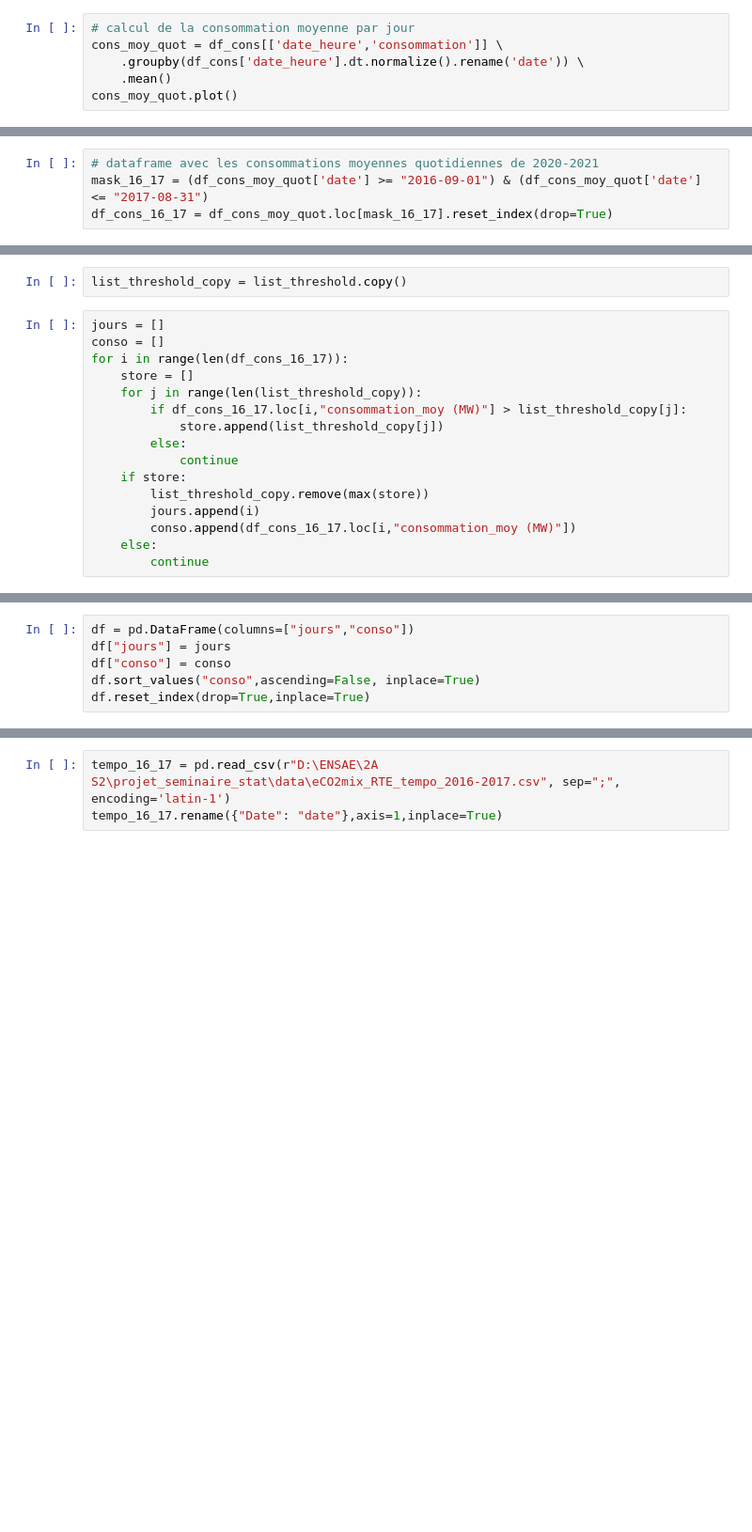
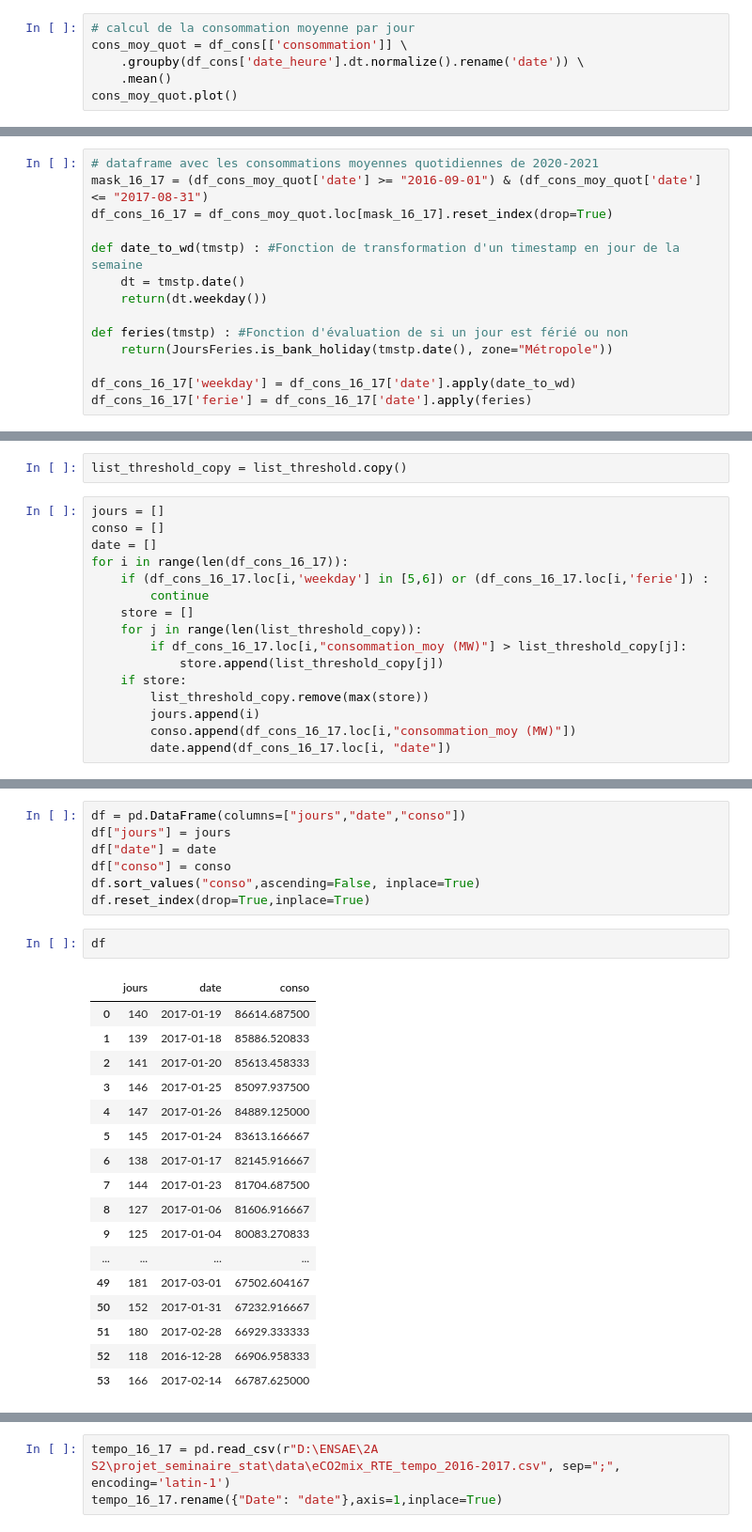
Before and after one commit to dreamsandroads/EDF_Tempo_Price_Optim, a Jupyter notebook: prophet_inequality.ipynb, the cells around one changed output, grey strips where cells are left out. Shown at 94% size. Cells and saved outputs as stored; diff of their text form; blank space fills up the shorter version.

Commit message:
prise en compte des jours fériés et weekend

```diff
--- a/prophet_inequality.ipynb
+++ b/prophet_inequality.ipynb
@@ -45,7 +63,7 @@ df_cons.dropna(axis = 0, inplace=True)
 df_cons.reset_index(drop=True, inplace=True)
 # %%
 # calcul de la consommation moyenne par jour
-cons_moy_quot = df_cons[['date_heure','consommation']] \
+cons_moy_quot = df_cons[['consommation']] \
     .groupby(df_cons['date_heure'].dt.normalize().rename('date')) \
     .mean()
 cons_moy_quot.plot()
@@ -118,3 +136,13 @@ list_threshold = [df_cons_15_16.loc[i, "consommation_moy (MW)"]  for i in range(
 # dataframe avec les consommations moyennes quotidiennes de 2020-2021
 mask_16_17 = (df_cons_moy_quot['date'] >= "2016-09-01") & (df_cons_moy_quot['date'] <= "2017-08-31")
 df_cons_16_17 = df_cons_moy_quot.loc[mask_16_17].reset_index(drop=True)
+
+def date_to_wd(tmstp) : #Fonction de transformation d'un timestamp en jour de la semaine
+    dt = tmstp.date()
+    return(dt.weekday())
+
+def feries(tmstp) : #Fonction d'évaluation de si un jour est férié ou non
+    return(JoursFeries.is_bank_holiday(tmstp.date(), zone="Métropole"))
+
+df_cons_16_17['weekday'] = df_cons_16_17['date'].apply(date_to_wd)
+df_cons_16_17['ferie'] = df_cons_16_17['date'].apply(feries)
@@ -123,19 +171,19 @@ list_threshold_copy = list_threshold.copy()
 # %%
 jours = []
 conso = []
+date = []
 for i in range(len(df_cons_16_17)):
+    if (df_cons_16_17.loc[i,'weekday'] in [5,6]) or (df_cons_16_17.loc[i,'ferie']) :
+        continue
     store = []
     for j in range(len(list_threshold_copy)):
         if df_cons_16_17.loc[i,"consommation_moy (MW)"] > list_threshold_copy[j]:
             store.append(list_threshold_copy[j])
-        else:
-            continue
     if store:
         list_threshold_copy.remove(max(store))
         jours.append(i)
         conso.append(df_cons_16_17.loc[i,"consommation_moy (MW)"])
-    else:
-        continue
+        date.append(df_cons_16_17.loc[i, "date"])
 # %%
 len(jours)
 # %% [output]
@@ -143,9 +191,30 @@ len(jours)
 # %%
-df = pd.DataFrame(columns=["jours","conso"])
+df = pd.DataFrame(columns=["jours","date","conso"])
 df["jours"] = jours
+df["date"] = date
 df["conso"] = conso
 df.sort_values("conso",ascending=False, inplace=True)
 df.reset_index(drop=True,inplace=True)
+# %%
+df
+# %% [output]
+|  | jours | date | conso |
+| 0 | 140 | 2017-01-19 | 86614.687500 |
+| 1 | 139 | 2017-01-18 | 85886.520833 |
+| 2 | 141 | 2017-01-20 | 85613.458333 |
+| 3 | 146 | 2017-01-25 | 85097.937500 |
+| 4 | 147 | 2017-01-26 | 84889.125000 |
+| 5 | 145 | 2017-01-24 | 83613.166667 |
+| 6 | 138 | 2017-01-17 | 82145.916667 |
+| 7 | 144 | 2017-01-23 | 81704.687500 |
+| 8 | 127 | 2017-01-06 | 81606.916667 |
+| 9 | 125 | 2017-01-04 | 80083.270833 |
+| ... | ... | ... | ... |
+| 49 | 181 | 2017-03-01 | 67502.604167 |
+| 50 | 152 | 2017-01-31 | 67232.916667 |
+| 51 | 180 | 2017-02-28 | 66929.333333 |
+| 52 | 118 | 2016-12-28 | 66906.958333 |
+| 53 | 166 | 2017-02-14 | 66787.625000 |
 # %%
 # on calcule le gain de EDF pour les 22 jours rouges obtenus par le rehearsal algorithm
 gain_rouge_simul = df.loc[:21]["conso"].sum() * p_rouge
```
Also changed, not shown: parts of 18 cells of this notebook.
